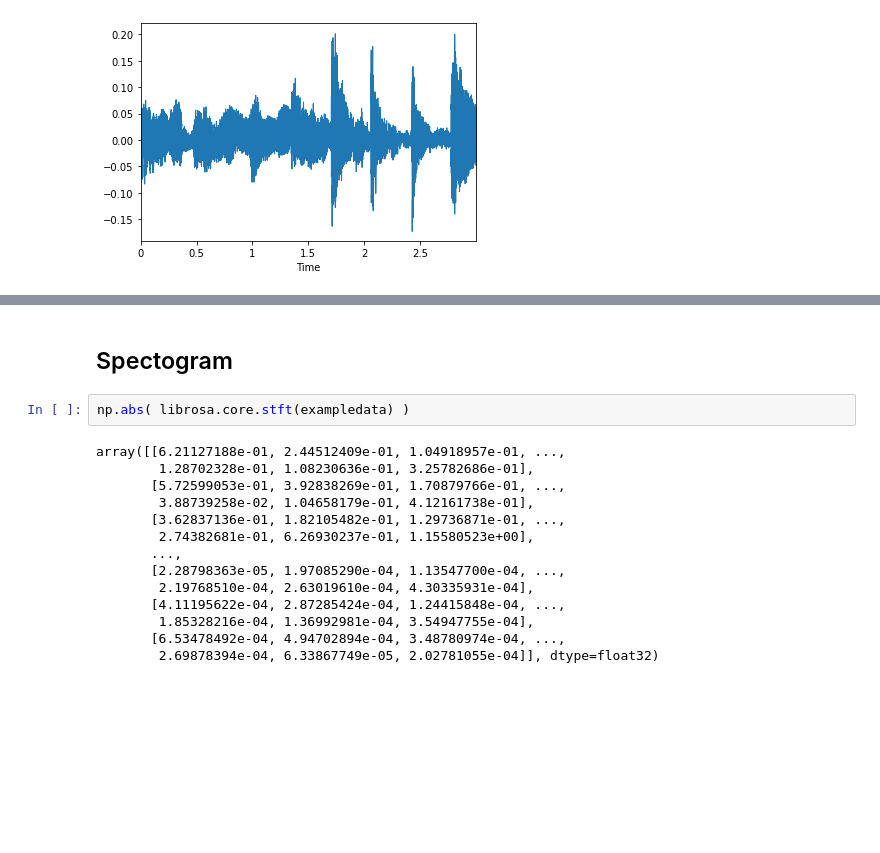
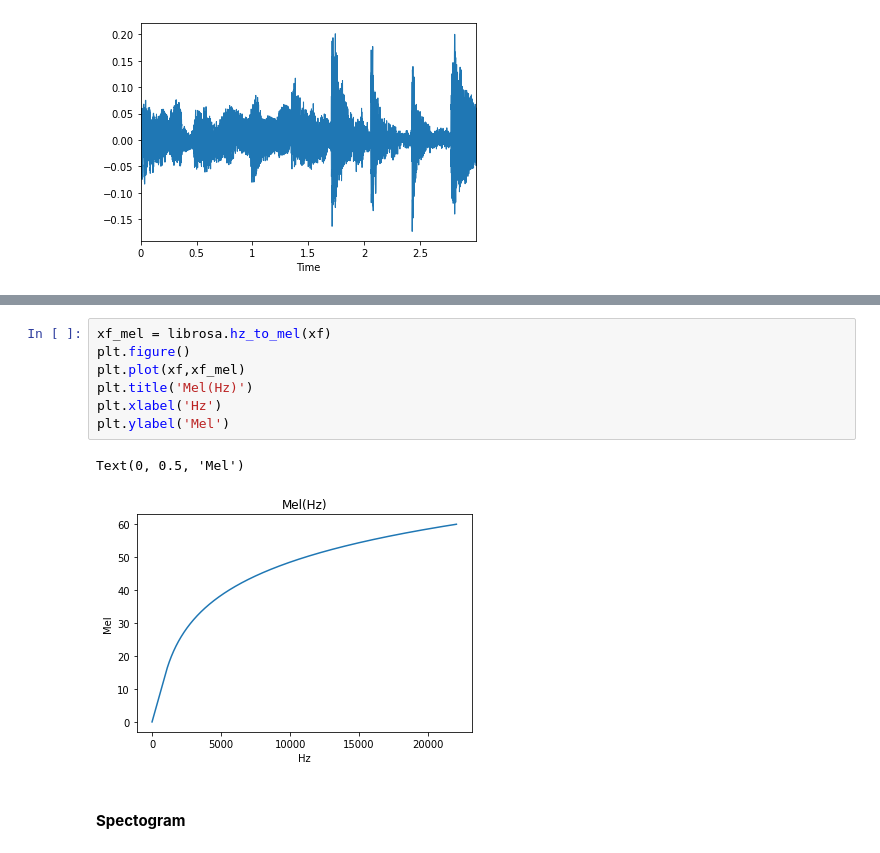
Before and after one commit to ajrodenburg/instrument_recognition, a Jupyter notebook: instrument_recognition.ipynb, the cells around one changed output, grey strips where cells are left out. Cells and saved outputs as stored; diff of their text form; blank space fills up the shorter version.

```diff
--- a/instrument_recognition.ipynb
+++ b/instrument_recognition.ipynb
@@ -211,18 +219,12 @@ plt.yscale('log')
+# %%
+xf_mel = librosa.hz_to_mel(xf)
+plt.figure()
+plt.plot(xf,xf_mel)
+plt.title('Mel(Hz)')
+plt.xlabel('Hz')
+plt.ylabel('Mel')
+# %% [output]
+Text(0, 0.5, 'Mel')
+[figure, added]
 # %% [markdown]
-## Spectogram
+#### <font color = "CC3300"> **Spectogram** </font>
-# %%
-np.abs( librosa.core.stft(exampledata) )
-# %% [output]
-array([[6.21127188e-01, 2.44512409e-01, 1.04918957e-01, ...,
-        1.28702328e-01, 1.08230636e-01, 3.25782686e-01],
-       [5.72599053e-01, 3.92838269e-01, 1.70879766e-01, ...,
-        3.88739258e-02, 1.04658179e-01, 4.12161738e-01],
-       [3.62837136e-01, 1.82105482e-01, 1.29736871e-01, ...,
-        2.74382681e-01, 6.26930237e-01, 1.15580523e+00],
-       ...,
-       [2.28798363e-05, 1.97085290e-04, 1.13547700e-04, ...,
-        2.19768510e-04, 2.63019610e-04, 4.30335931e-04],
-       [4.11195622e-04, 2.87285424e-04, 1.24415848e-04, ...,
-        1.85328216e-04, 1.36992981e-04, 3.54947755e-04],
-       [6.53478492e-04, 4.94702894e-04, 3.48780974e-04, ...,
-        2.69878394e-04, 6.33867749e-05, 2.02781055e-04]], dtype=float32)
```
Also changed, not shown: parts of 20 cells of this notebook.
